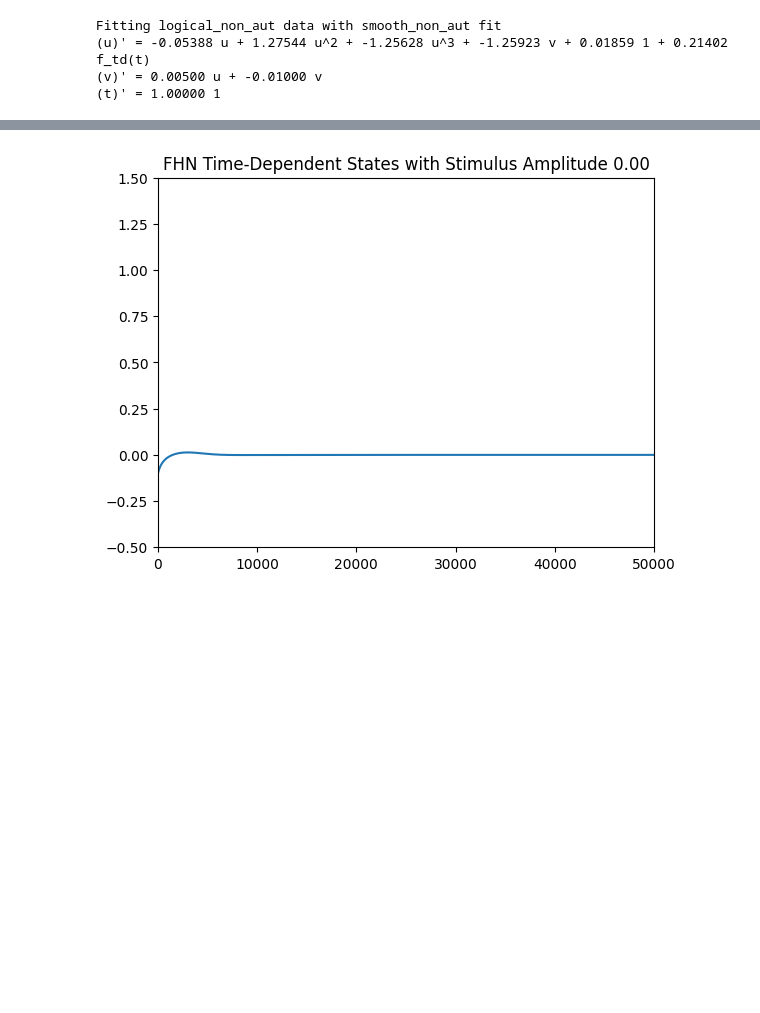
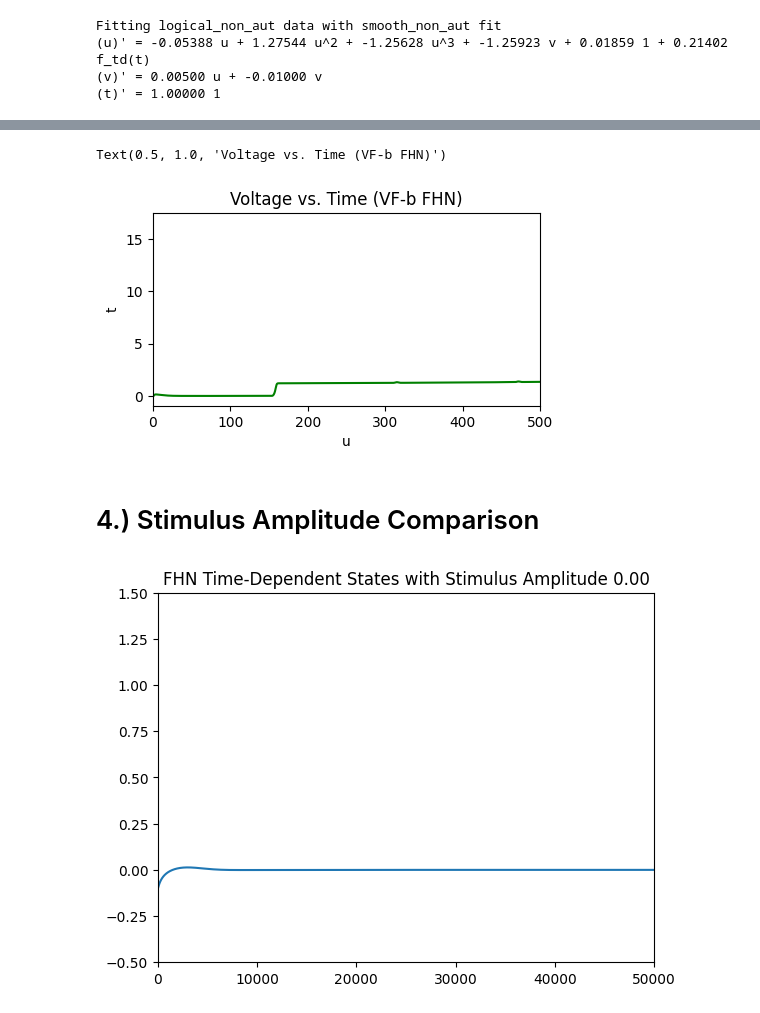
Before and after one commit to cswelch/SINDy-for-Cardiac-Electrophysiology, a Jupyter notebook: SINDy_non-autonomous_test.ipynb, the cells around one changed output, grey strips where cells are left out. Saved outputs shown, nothing was run; the diff lists cells and outputs as text; code cells hidden in the pictures; blank space fills up the shorter version.

```diff
--- a/SINDy_non-autonomous_test.ipynb
+++ b/SINDy_non-autonomous_test.ipynb
@@ -451,0 +524,7 @@ Fitting logical_non_aut data with smooth_non_aut fit
+# %%
+# Test fit with same data and fitting non-autonomous terms.
+for func in funcs:
+    print(f"Fitting with function: {func.__name__}")
+    cur_gen_library_c = GenLibraryFit(func, func, fhn_variant="vf")
+    cur_gen_library_c.fit()
+    print('\n\n')
@@ -452,3 +549,17 @@ Fitting logical_non_aut data with smooth_non_aut fit
+# %%
+# TODO VF-b data looks wrong.
+# Make sure voltage plots look correct.
+plt.figure(figsize=(5, 2.5))
+plt.plot(cur_gen_library_c.states_fhn_td[:, 2], cur_gen_library_c.states_fhn_td[:, 0], label='u vs. t', color='green')
+plt.xlim(0, 500)
+plt.xlabel('u')
+plt.ylabel('t')
+plt.title('Voltage vs. Time (VF-b FHN)')
+# %% [output]
+Text(0.5, 1.0, 'Voltage vs. Time (VF-b FHN)')
+[figure, added]
+# %% [markdown]
+# 4.) Stimulus Amplitude Comparison
 # %%
 # Plot time-dependent FHN states for different stimulus amplitudes. The optimal amplitude will be around 1.5x to 2x the
 # first threshold amplitude that gives a good waveform (so ~2 * 0.08 = 0.16).
```
Also changed, not shown: parts of 15 cells of this notebook.
